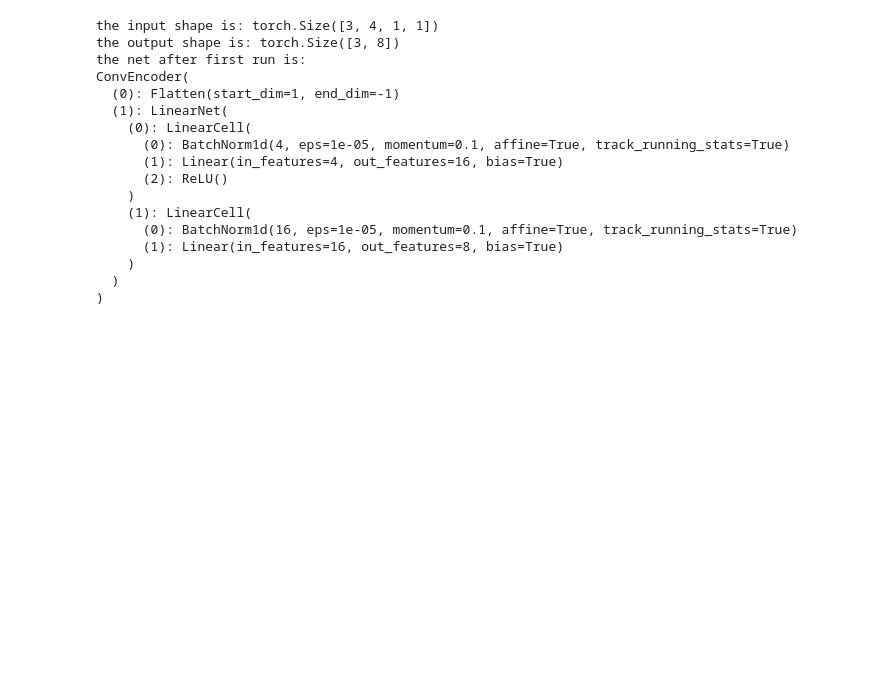
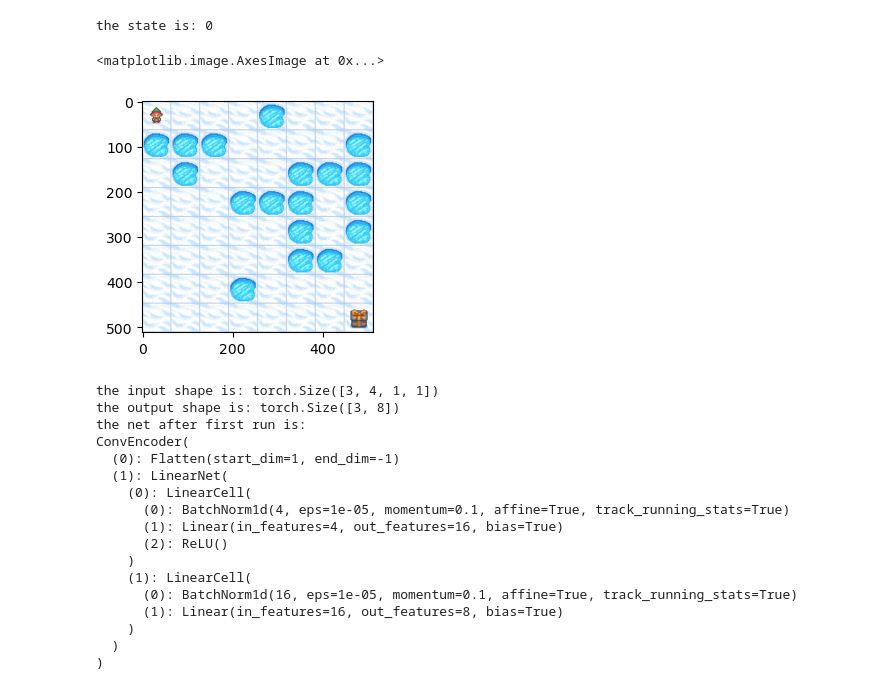
Before and after one commit to davidesartor/MANGO-lite, a Jupyter notebook: tests.ipynb, the cells around one changed output. Drawn from its saved outputs; the diff is of its cells as text; code cells hidden in the pictures; blank space fills up the shorter version.

```diff
--- a/tests.ipynb
+++ b/tests.ipynb
@@ -1,3 +1,28 @@
+# %%
+from matplotlib import pyplot as plt
+import numpy.typing as npt
+
+import gymnasium as gym
+from gymnasium.envs.toy_text.frozen_lake import generate_random_map
+
+env = gym.make(
+    "FrozenLake-v1",
+    desc=generate_random_map(size=8),
+    is_slippery=False,
+    render_mode="rgb_array",
+)
+
+state, info = env.reset()
+print(f"the state is: {state}")
+
+
+img = env.render()
+plt.figure(figsize=(3, 3))
+plt.imshow(img) # type: ignore
+# %% [output]
+the state is: 0
+<matplotlib.image.AxesImage at 0x...>
+[figure, added]
 # %%
 import torch
 from mango.neuralnetworks.networks import ConvEncoder
```
Also changed, not shown: 2 other files.
